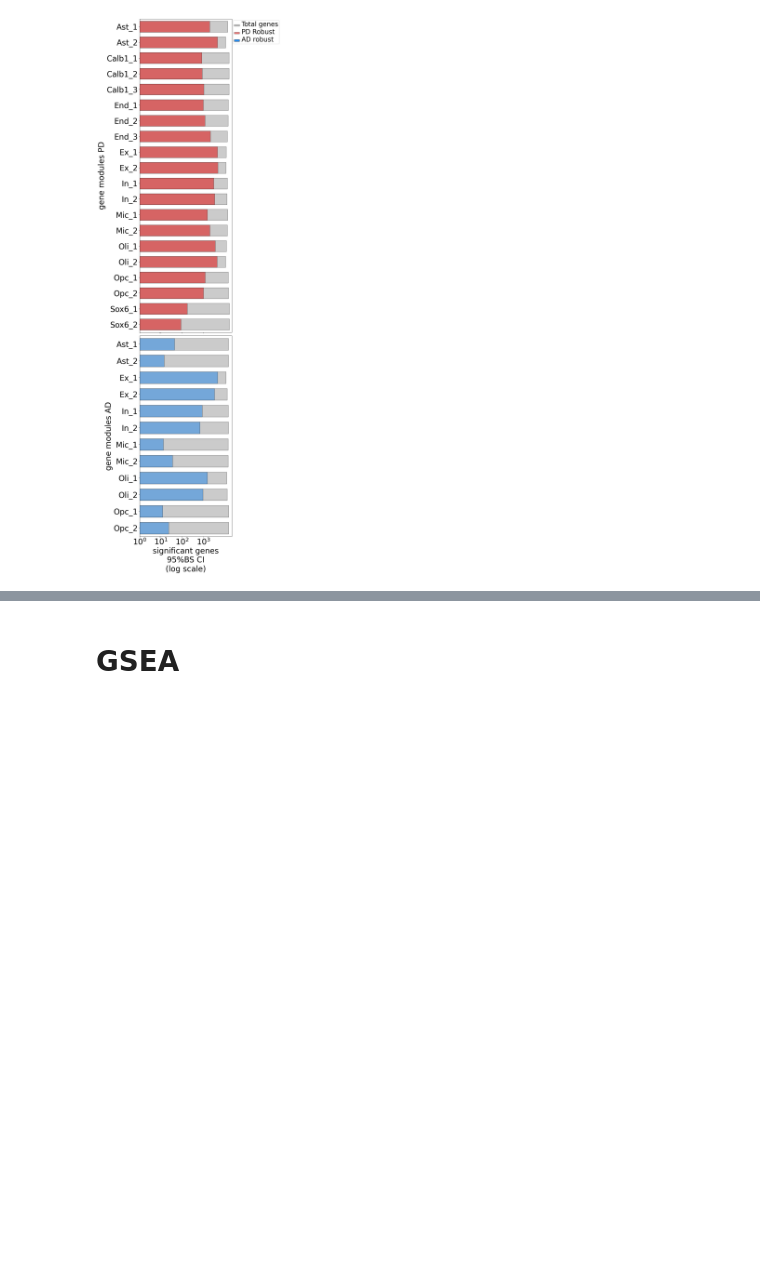
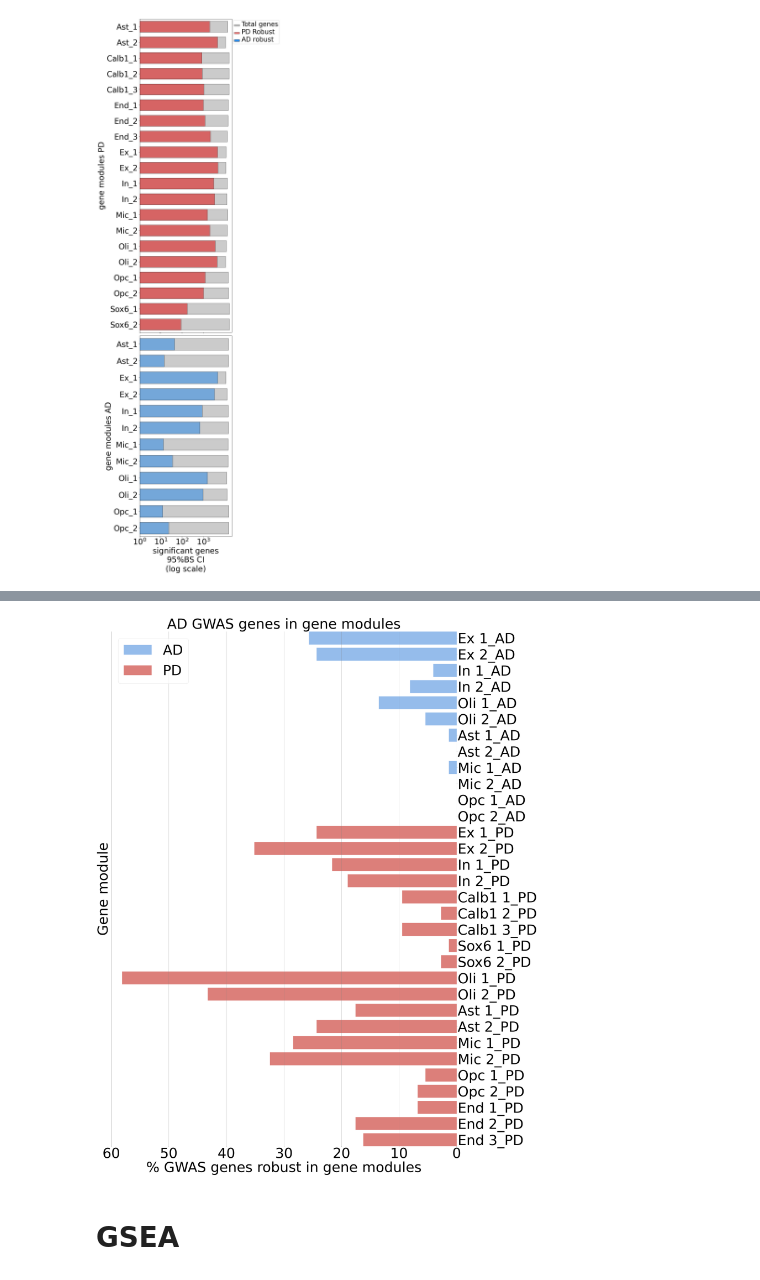
Before and after one commit to dblabs-mcgill-mila/AD-PD-overlap-study, a Jupyter notebook: code/Plots.ipynb, the cells around one changed output, grey strips where cells are left out. Saved outputs shown, nothing was run; the diff lists cells and outputs as text; code cells hidden in the pictures; blank space fills up the shorter version.

```diff
--- a/code/Plots.ipynb
+++ b/code/Plots.ipynb
@@ -217,3 +363,47 @@ f = corr_util.plot_corrs( size_scale = 8000,
+# %%
+frac_ros_ad = pls_ros_robust.groupby('cell_comp').apply(lambda x: len(set(x.gene.unique()).intersection(unique_ad+intersects))).to_frame('Count')
+frac_ros_pd = pls_ros_robust.groupby('cell_comp').apply(lambda x: len(set(x.gene.unique()).intersection(unique_pd))).to_frame('Count')
+frac_ros_intersect = pls_ros_robust.groupby('cell_comp').apply(lambda x: len(set(x.gene.unique()).intersection(intersects))).to_frame('Count')
+# %%
+frac_kam_ad = pls_kam_robust.groupby('cell_comp').apply(lambda x: len(set(x.gene.unique()).intersection(unique_ad+intersects))).to_frame('Count')
+frac_kam_pd = pls_kam_robust.groupby('cell_comp').apply(lambda x: len(set(x.gene.unique()).intersection(unique_pd+intersects))).to_frame('Count')
+frac_kam_intersect = pls_kam_robust.groupby('cell_comp').apply(lambda x: len(set(x.gene.unique()).intersection(intersects))).to_frame('Count')
+# %%
+pd_order = ['Ex 1', 'Ex 2', 'In 1', 'In 2','Calb1 1', 'Calb1 2', 'Calb1 3', 'Sox6 1', 'Sox6 2',  'Oli 1', 'Oli 2',  'Ast 1', 'Ast 2', 'Mic 1', 'Mic 2', 'Opc 1', 'Opc 2', 'End 1', 'End 2', 'End 3']
+ad_order = [ 'Ex 1', 'Ex 2', 'In 1', 'In 2','Oli 1', 'Oli 2', 'Ast 1', 'Ast 2', 'Mic 1', 'Mic 2', 'Opc 1', 'Opc 2']
+# %%
+ad_df = pd.concat([frac_ros_ad.reindex(ad_order).assign(disease = 'AD'), frac_kam_ad.reindex(pd_order).assign(disease = 'PD')])
+ad_df.reset_index(inplace=True)
+ad_df['unique_cell_comp'] = ad_df['cell_comp'] + '_' + ad_df['disease']
+# %%
+# Plotting using a stacked bar plot to show both enriched and not enriched as parts of a whole
+f, ax  = plt.subplots(figsize=(40,60))
+fs = 90
+
+# Bar for enriched genes
+ad_df['Percentage'] = ad_df.Count.apply(lambda x: x/len(unique_ad+intersects)*100)
+sns.barplot(ad_df, x = 'Percentage', y = 'unique_cell_comp', hue = 'disease', palette= ['#87BAF9', '#EC706A'] ,orient = 'h', ax = ax)
+
+
+ax.margins(x=0, y=0)
+
+ax.set_xlim(0, 60)
+ax.set_xlabel('% GWAS genes robust in gene modules', fontsize=fs)
+ax.set_ylabel('Gene module', fontsize=fs)
+ax.tick_params(labelsize=fs)
+ax.set_title('AD GWAS genes in gene modules', fontsize=fs)
+ax.legend(fontsize=fs)
+ax.spines['top'].set_visible(False)
+ax.spines['right'].set_visible(False)
+ax.spines['bottom'].set_visible(False)
+ax.grid(True, alpha=1, axis='x', color = 'grey')
+
+ax.invert_xaxis()
+ax.yaxis.tick_right()
+
+f.show()
+# %% [output]
+[figure, added]
 # %% [markdown]
 # GSEA
 # %%
```
Also changed, not shown: parts of 37 cells of this notebook.
